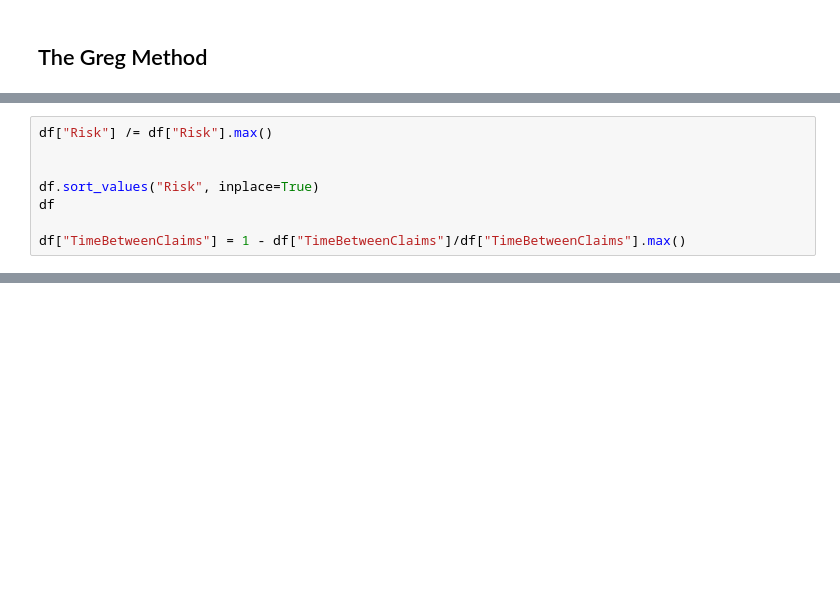
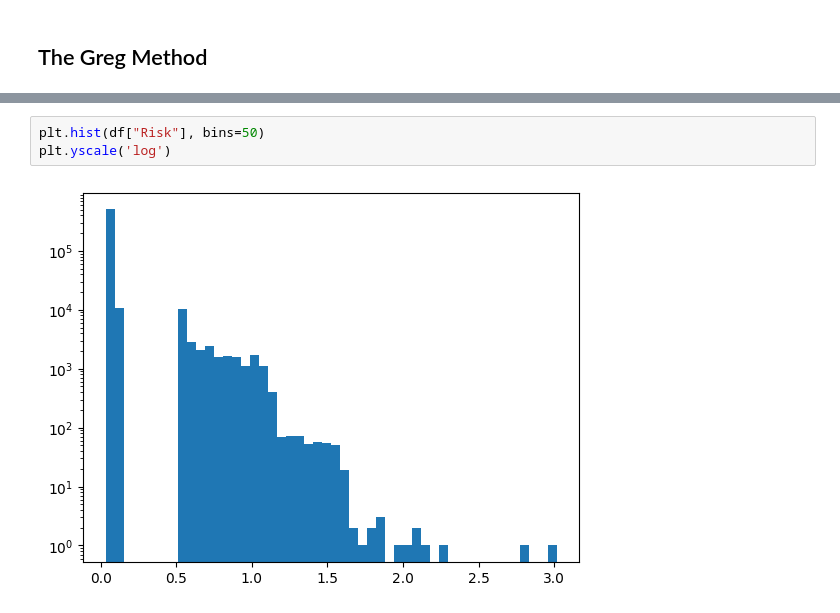
Before and after one commit to SAKULAK/ITU-MachineLearning-FinalProject-Couriers, a Jupyter notebook: Gregs_method.ipynb, the cells around one changed output, grey strips where cells are left out. Drawn from its saved outputs; the diff is of its cells as text; blank space fills up the shorter version.

```diff
--- a/Gregs_method.ipynb
+++ b/Gregs_method.ipynb
@@ -64,8 +59,0 @@ plt.yscale("log")
-# %%
-df["Risk"] /= df["Risk"].max()
-
-
-df.sort_values("Risk", inplace=True)
-df
-
-df["TimeBetweenClaims"] = 1 - df["TimeBetweenClaims"]/df["TimeBetweenClaims"].max()
@@ -95,0 +60,5 @@ plt.hist(df["TimeBetweenClaims"], bins=50)
+# %%
+plt.hist(df["Risk"], bins=50)
+plt.yscale('log')
+# %% [output]
+[figure, added]
```
Also changed, not shown: parts of 13 cells of this notebook, 17 other files.
